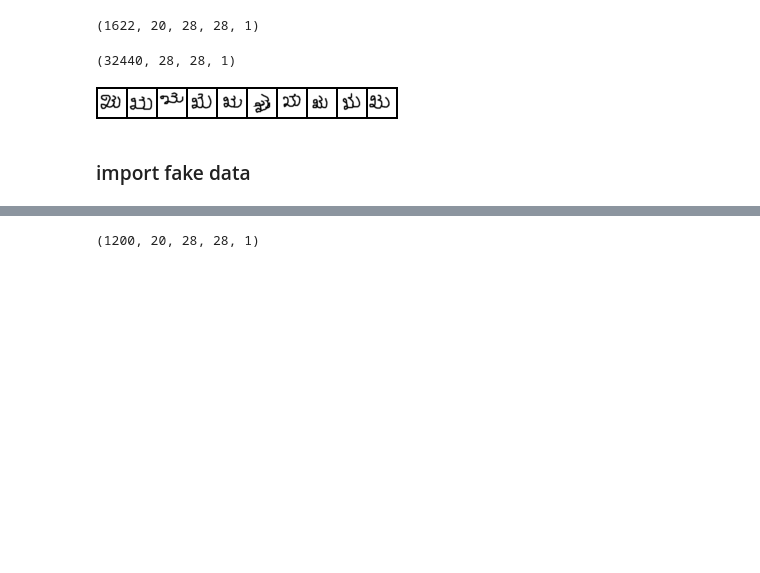
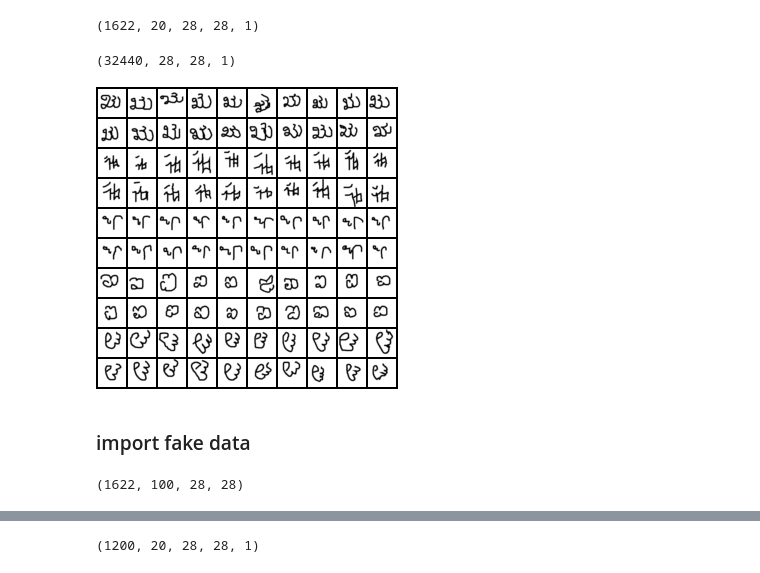
Before and after one commit to ermongroup/f-dre, a Jupyter notebook: notebooks/omniglot-dataset.ipynb, the cells around one changed output, grey strips where cells are left out. Drawn from its saved outputs; the diff is of its cells as text; code cells hidden in the pictures; blank space fills up the shorter version.

```diff
--- a/notebooks/omniglot-dataset.ipynb
+++ b/notebooks/omniglot-dataset.ipynb
@@ -72,10 +72,10 @@ xhat.shape
 # %%
 xhat = torch.from_numpy(xhat).permute((0,3,1,2))
 # %%
-save_image(xhat[0:10], 'a.png', nrow=10)
+save_image(xhat[0:100], 'a.png', nrow=10)
 from IPython.display import Image
 Image('a.png')
 # %% [output]
-[figure, old version]
+[figure, new version]
 # %% [markdown]
 ### import fake data
@@ -81,0 +86,4 @@ Image('a.png')
+# %%
+data.shape
+# %% [output]
+(1622, 100, 28, 28)
```
Also changed, not shown: parts of 15 cells of this notebook, 28 other files.
